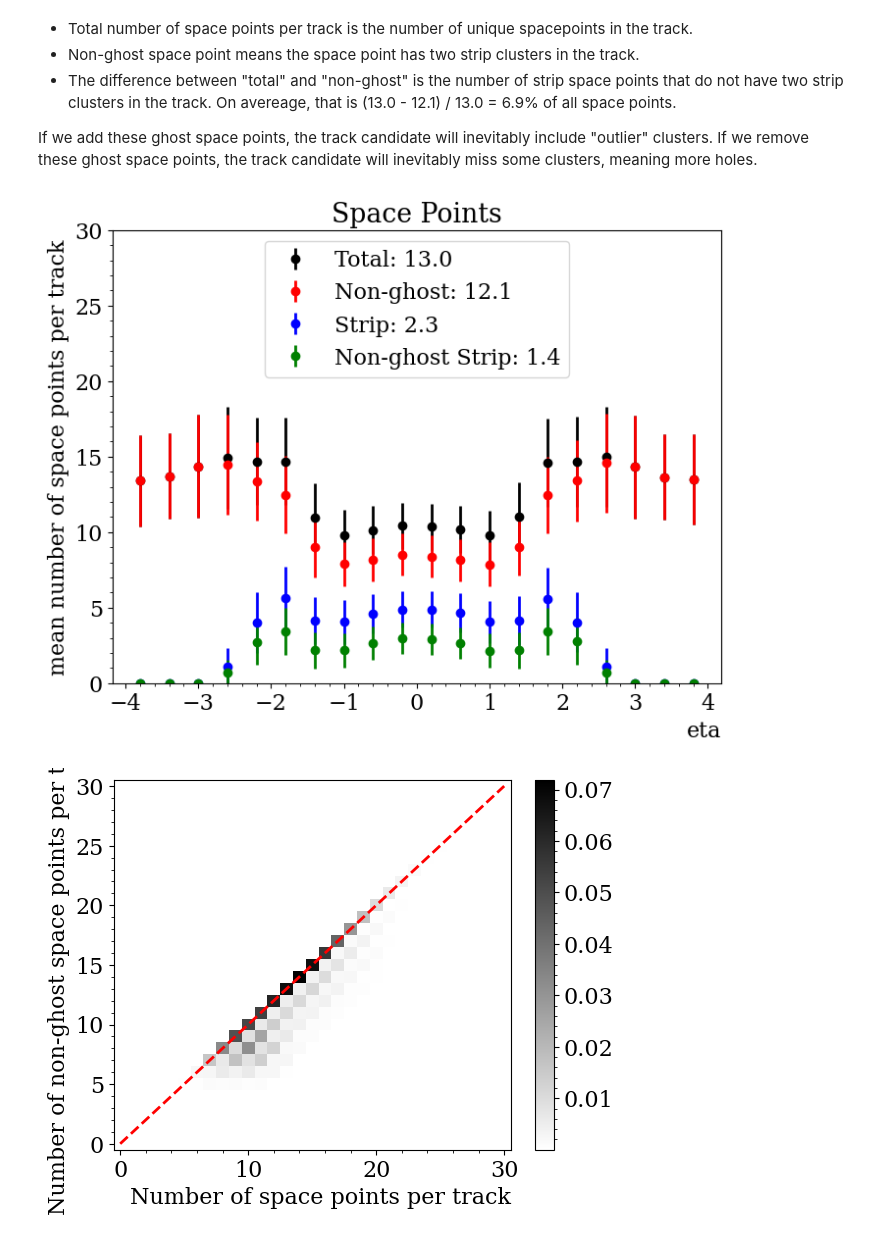
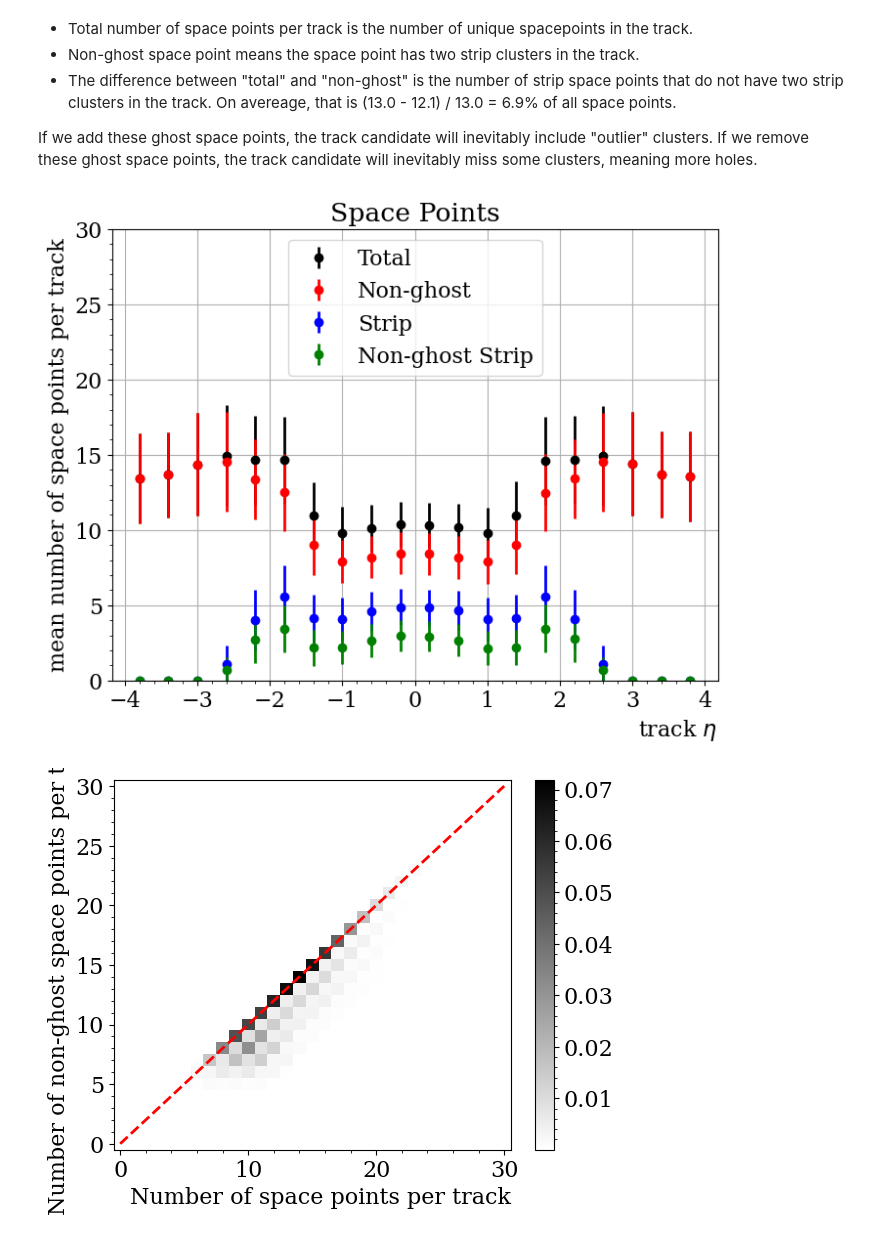
Before and after one commit to xju2/visual_tracks, a Jupyter notebook: notebooks/analyze_cluters_per_track.ipynb, the cells around one changed output. Cells and saved outputs as stored; diff of their text form; code cells hidden in the pictures.

```diff
--- a/notebooks/analyze_cluters_per_track.ipynb
+++ b/notebooks/analyze_cluters_per_track.ipynb
@@ -129,26 +129,27 @@ If we add these ghost space points, the track candidate will inevitably include
 # %%
 eta_config = {
     "xbins": 20,
     "range": [-4, 4]
 }
 bin_center, sp_means, sp_std = get_profile(data["eta_per_track"], data["num_sp_per_track"], **eta_config)
 _, strip_means, strip_std = get_profile(data["eta_per_track"], data["num_strip_sp_per_track"], **eta_config)
 _, nonghost_sp_means, nonghost_sp_std = get_profile(data["eta_per_track"], data["num_non_ghost_sp_per_track"], **eta_config)
 _, nonghost_strip_means, nonghost_strip_std = get_profile(data["eta_per_track"], data["num_non_ghost_strip_sp_per_track"], **eta_config)
 
 fig, ax = plt.subplots(figsize=(8, 6))
-plt.errorbar(bin_center, sp_means, yerr=sp_std, fmt="o", color="black", label="Total: {:.1f}".format(np.mean(data["num_sp_per_track"])))
-plt.errorbar(bin_center, nonghost_sp_means, yerr=nonghost_sp_std, fmt="o", color="red", label="Non-ghost: {:.1f}".format(np.mean(data["num_non_ghost_sp_per_track"])))
-plt.errorbar(bin_center, strip_means, yerr=strip_std, fmt="o", color="blue", label="Strip: {:.1f}".format(np.mean(data["num_strip_sp_per_track"])))
-plt.errorbar(bin_center, nonghost_strip_means, yerr=nonghost_strip_std, fmt="o", color="green", label="Non-ghost Strip: {:.1f}".format(np.mean(data["num_non_ghost_strip_sp_per_track"])))
-plt.xlabel("eta")
+plt.errorbar(bin_center, sp_means, yerr=sp_std, fmt="o", color="black", label="Total")
+plt.errorbar(bin_center, nonghost_sp_means, yerr=nonghost_sp_std, fmt="o", color="red", label="Non-ghost")
+plt.errorbar(bin_center, strip_means, yerr=strip_std, fmt="o", color="blue", label="Strip")
+plt.errorbar(bin_center, nonghost_strip_means, yerr=nonghost_strip_std, fmt="o", color="green", label="Non-ghost Strip")
+plt.xlabel("track $\eta$")
 plt.ylabel("mean number of space points per track")
 plt.title("Space Points")
 plt.legend(loc="upper center")
 plt.ylim(0, 30)
+plt.grid()
 plt.show()
 # %% [output]
-[figure, old version]
+[figure, new version]
 # %%
 plt.hist2d(data["num_sp_per_track"], data["num_non_ghost_sp_per_track"], bins=(31, 31), range=[[-0.5, 30.5], [-0.5, 30.5]], cmap=plt.cm.binary, cmin=0.000001, density=True)
 plt.colorbar()
```
Also changed, not shown: parts of 3 cells of this notebook.
